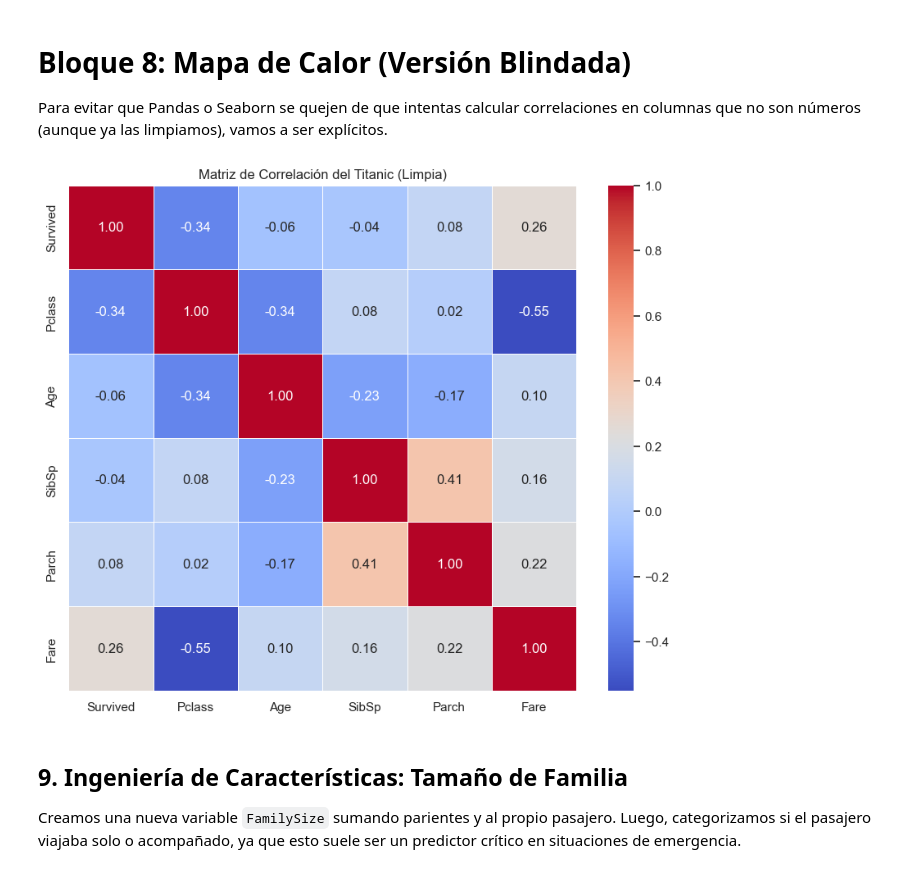
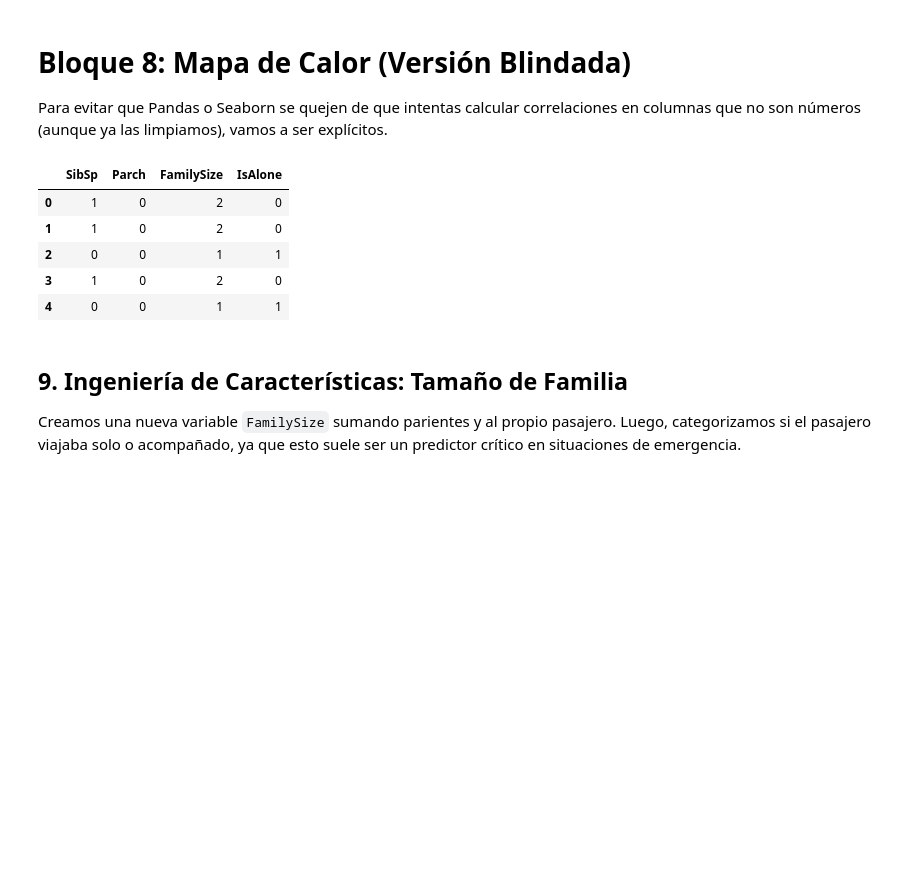
Before and after one commit to chema74/IA_Especialista, a Jupyter notebook: notebooks/datos/titanic/S1_titanic_eda.ipynb, the cells around one changed output. Drawn from its saved outputs; the diff is of its cells as text; code cells hidden in the pictures; blank space fills up the shorter version.

```diff
--- a/notebooks/datos/titanic/S1_titanic_eda.ipynb
+++ b/notebooks/datos/titanic/S1_titanic_eda.ipynb
@@ -292,27 +263,25 @@ plt.show()
 # Bloque 8: Mapa de Calor (Versión Blindada)
 Para evitar que Pandas o Seaborn se quejen de que intentas calcular correlaciones en columnas que no son números (aunque ya las limpiamos), vamos a ser explícitos.
 # %%
-# 1. CREACIÓN DEL TAMAÑO DE LA FAMILIA (SÍNTESIS)
-
-# Combinamos SibSp (hermanos/cónyuges) y Parch (padres/hijos).
-# Sumamos + 1 para incluir al propio pasajero en el conteo total.
-# [Inferencia] Agrupar estas variables es más potente que dejarlas separadas,
-# ya que la supervivencia a menudo dependía de la capacidad del grupo para moverse unido.
+# 1. CREACIÓN DE TAMAÑO DE FAMILIA
+# Sumamos hermanos + padres + 1 (el propio pasajero) para ver el grupo familiar
 df['FamilySize'] = df['SibSp'] + df['Parch'] + 1
 
+# 2. CREACIÓN DE VARIABLE "VIAJA SOLO" (ISALONE)
+# Inicializamos a 0 y, si el tamaño de familia es 1, lo cambiamos a 1 (binario)
+df['IsAlone'] = 0
+df.loc[df['FamilySize'] == 1, 'IsAlone'] = 1
 
-# 2. CREACIÓN DE VARIABLE BINARIA (ISALONE)
-
-# Inicializamos la columna 'IsAlone' con el valor 0 (asumimos que no viaja solo).
-df['IsAlone'] = 0
-
-# .loc[condición, columna]: Esta es la forma más segura y eficiente de Pandas para filtrar.
-# Si el tamaño de la familia es exactamente 1, cambiamos su estado a 1 (Sí, viaja solo).
-# [Inferencia] Las variables binarias (0 o 1) son "caramelos" para los algoritmos de ML
-# porque separan la población en dos grupos drásticamente distintos.
-df.loc[df['FamilySize'] == 1, 'IsAlone'] = 1
+# 3. VISUALIZACIÓN DE LA NUEVA LÓGICA
+# Mostramos las primeras filas para validar que la suma familiar es correcta
+display(df[['SibSp', 'Parch', 'FamilySize', 'IsAlone']].head())
 # %% [output]
-[figure, removed]
+|  | SibSp | Parch | FamilySize | IsAlone |
+| 0 | 1 | 0 | 2 | 0 |
+| 1 | 1 | 0 | 2 | 0 |
+| 2 | 0 | 0 | 1 | 1 |
+| 3 | 1 | 0 | 2 | 0 |
+| 4 | 0 | 0 | 1 | 1 |
 # %% [markdown]
 ## 9. Ingeniería de Características: Tamaño de Familia
 Creamos una nueva variable `FamilySize` sumando parientes y al propio pasajero.
```
Also changed, not shown: parts of 8 cells of this notebook, 1 other file.
